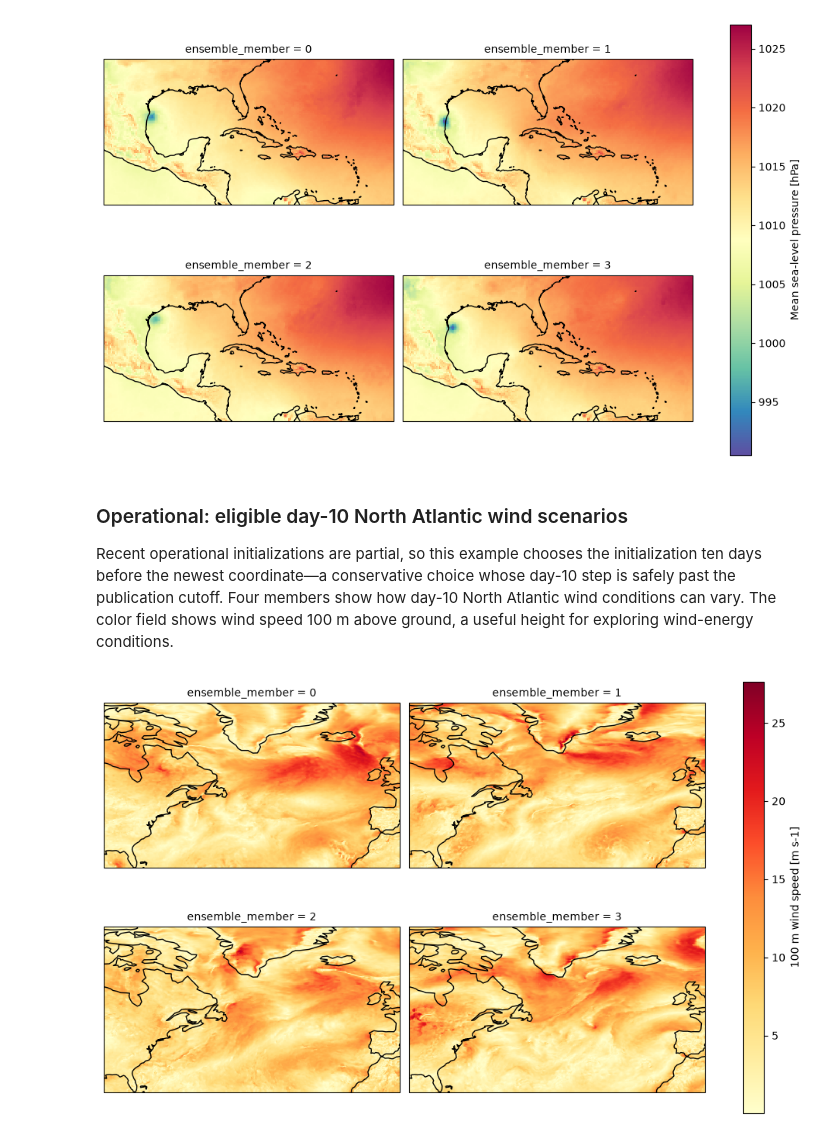
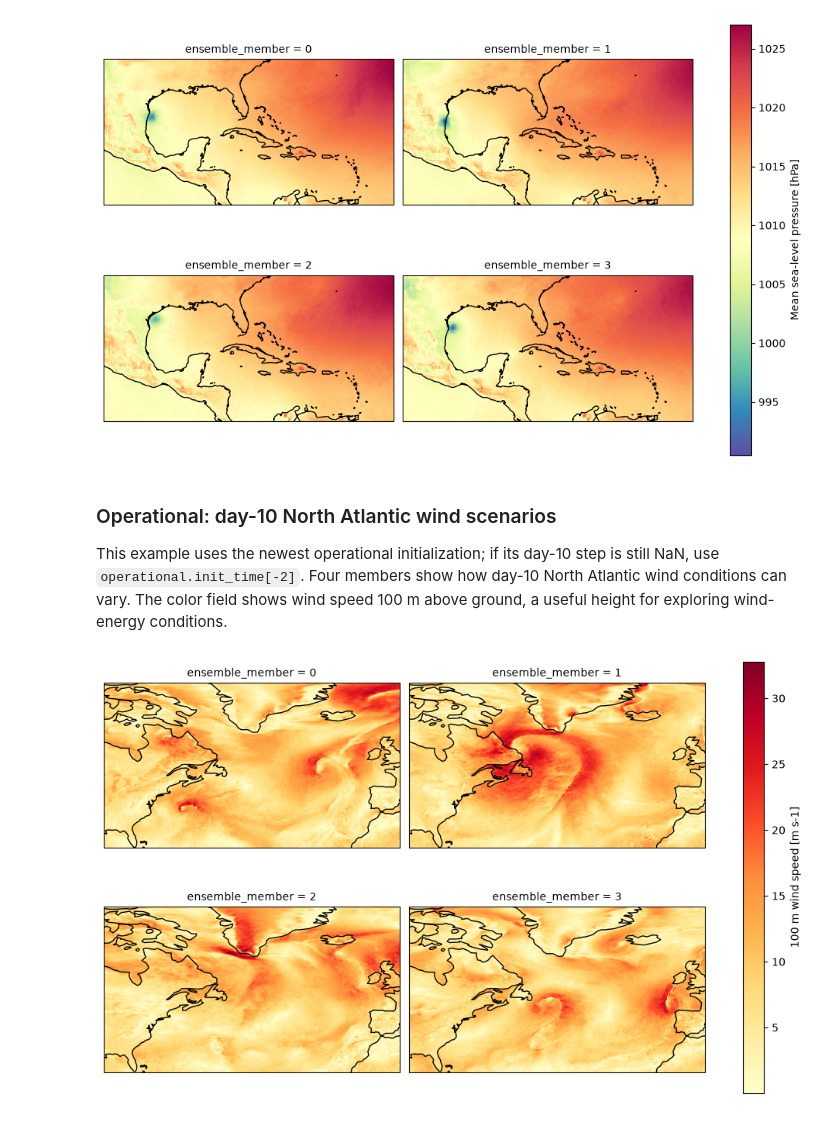
Before and after one commit to dynamical-org/notebooks, a Jupyter notebook: google-weathernext2-forecast-historical+operational-virtual.ipynb, the cells around one changed output. Drawn from its saved outputs; the diff is of its cells as text; code cells hidden in the pictures.

```diff
--- a/google-weathernext2-forecast-historical+operational-virtual.ipynb
+++ b/google-weathernext2-forecast-historical+operational-virtual.ipynb
@@ -100,39 +106,37 @@ for ax in beryl_map.axs.flat:
 # %% [output]
 [figure]
 # %% [markdown]
-### Operational: eligible day-10 North Atlantic wind scenarios
+### Operational: day-10 North Atlantic wind scenarios
 
-Recent operational initializations are partial, so this example chooses the initialization ten days before the newest coordinate—a conservative choice whose day-10 step is safely past the publication cutoff. Four members show how day-10 North Atlantic wind conditions can vary. The color field shows wind speed 100 m above ground, a useful height for exploring wind-energy conditions.
+This example uses the newest operational initialization; if its day-10 step is still NaN, use `operational.init_time[-2]`. Four members show how day-10 North Atlantic wind conditions can vary. The color field shows wind speed 100 m above ground, a useful height for exploring wind-energy conditions.
 # %%
-day10_init_time = operational.init_time[-1] - operational.lead_time.sel(
-    lead_time="240h"
-)
+day10_init_time = operational.init_time[-1]
 day10 = operational.sel(
     init_time=day10_init_time,
     ensemble_member=slice(0, 3),
     lead_time="240h",
     y=slice(25, 75),
     x=slice(270, 359.75),
 )
 
 wind_speed_100m = (day10["wind_u_100m"] ** 2 + day10["wind_v_100m"] ** 2) ** 0.5
 wind_speed_100m = wind_speed_100m.load()
 wind_speed_100m.attrs["long_name"] = "100 m wind speed"
 wind_speed_100m.attrs["units"] = day10["wind_u_100m"].attrs["units"]
 wind_map = wind_speed_100m.plot(
     x="x",
     y="y",
     col="ensemble_member",
     col_wrap=2,
     figsize=(10, 6),
     cmap="YlOrRd",
     subplot_kws={"projection": ccrs.PlateCarree()},
     transform=ccrs.PlateCarree(),
 )
 for ax in wind_map.axs.flat:
     ax.coastlines()
 # %% [output]
-[figure, old version]
+[figure, new version]
 # %% [markdown]
 ### Where to go next
 
```
Also changed, not shown: parts of 4 cells of this notebook.
